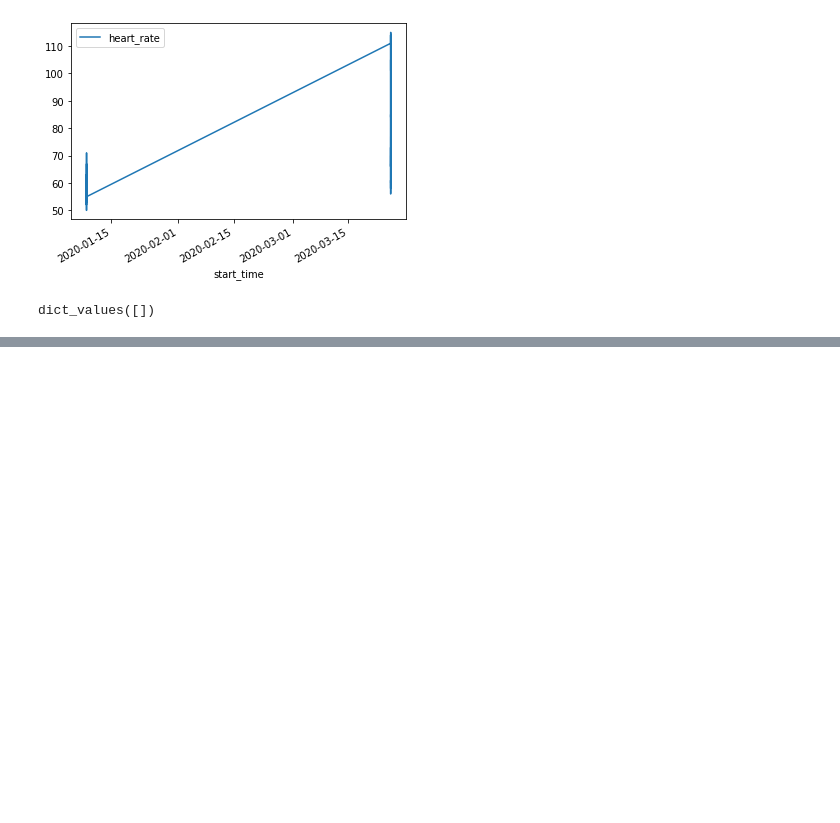
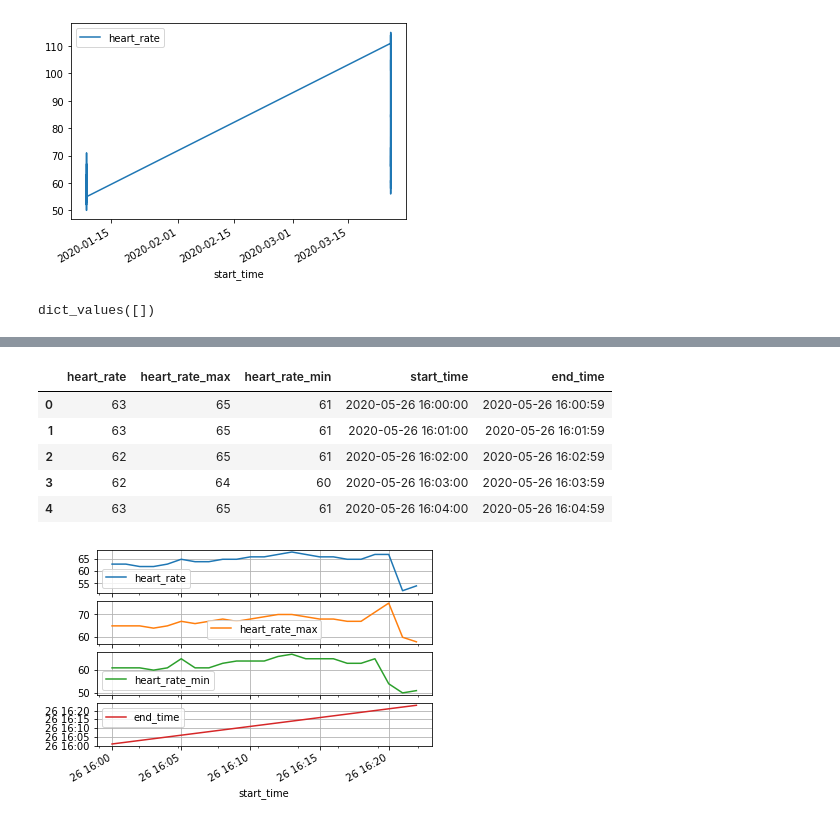
Before and after one commit to JavierCorralLizarraga/Datos-de-samsung-health, a Jupyter notebook: SHData.ipynb, the cells around one changed output, grey strips where cells are left out. Saved outputs shown, nothing was run; the diff lists cells and outputs as text; code cells hidden in the pictures; blank space fills up the shorter version.

```diff
--- a/SHData.ipynb
+++ b/SHData.ipynb
@@ -153,0 +153,11 @@ tu cola
+# %%
+dfconcatenados.plot(x='start_time',grid=1, subplots=1)
+dfconcatenados.head(5)
+# %% [output]
+|  | heart_rate | heart_rate_max | heart_rate_min | start_time | end_time |
+| 0 | 63 | 65 | 61 | 2020-05-26 16:00:00 | 2020-05-26 16:00:59 |
+| 1 | 63 | 65 | 61 | 2020-05-26 16:01:00 | 2020-05-26 16:01:59 |
+| 2 | 62 | 65 | 61 | 2020-05-26 16:02:00 | 2020-05-26 16:02:59 |
+| 3 | 62 | 64 | 60 | 2020-05-26 16:03:00 | 2020-05-26 16:03:59 |
+| 4 | 63 | 65 | 61 | 2020-05-26 16:04:00 | 2020-05-26 16:04:59 |
+[figure, added]
```
Also changed, not shown: parts of 6 cells of this notebook.
